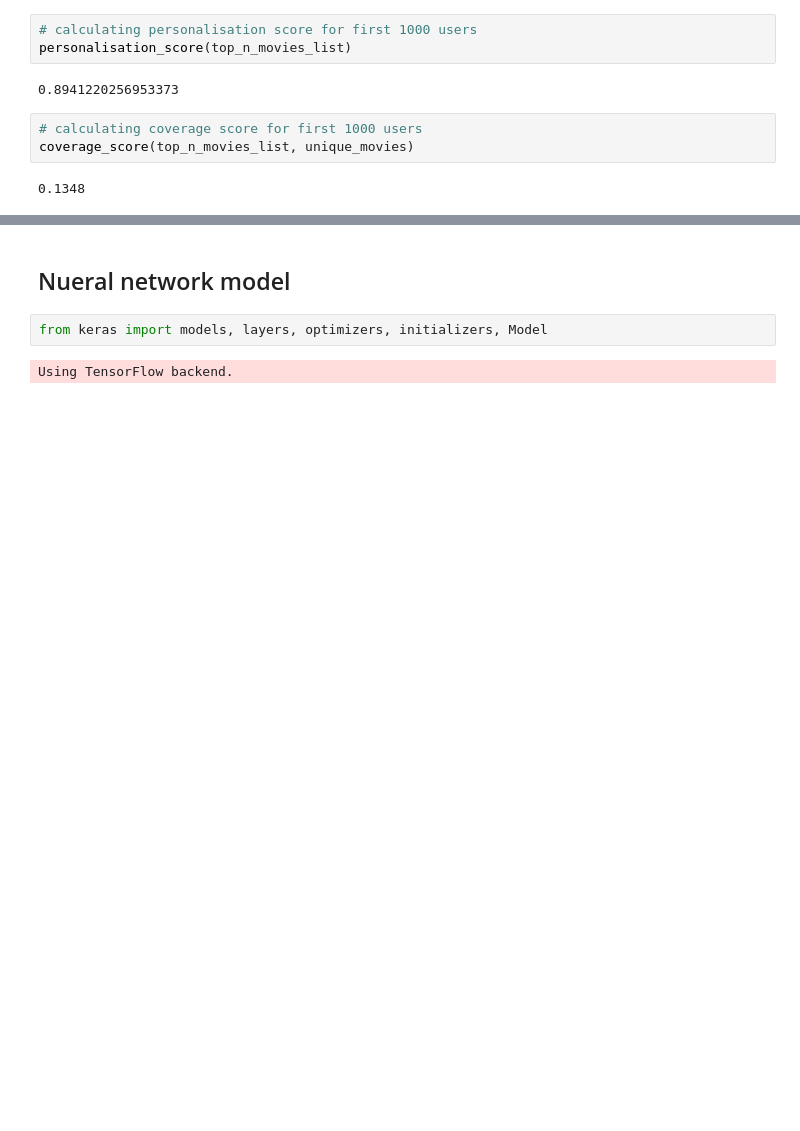
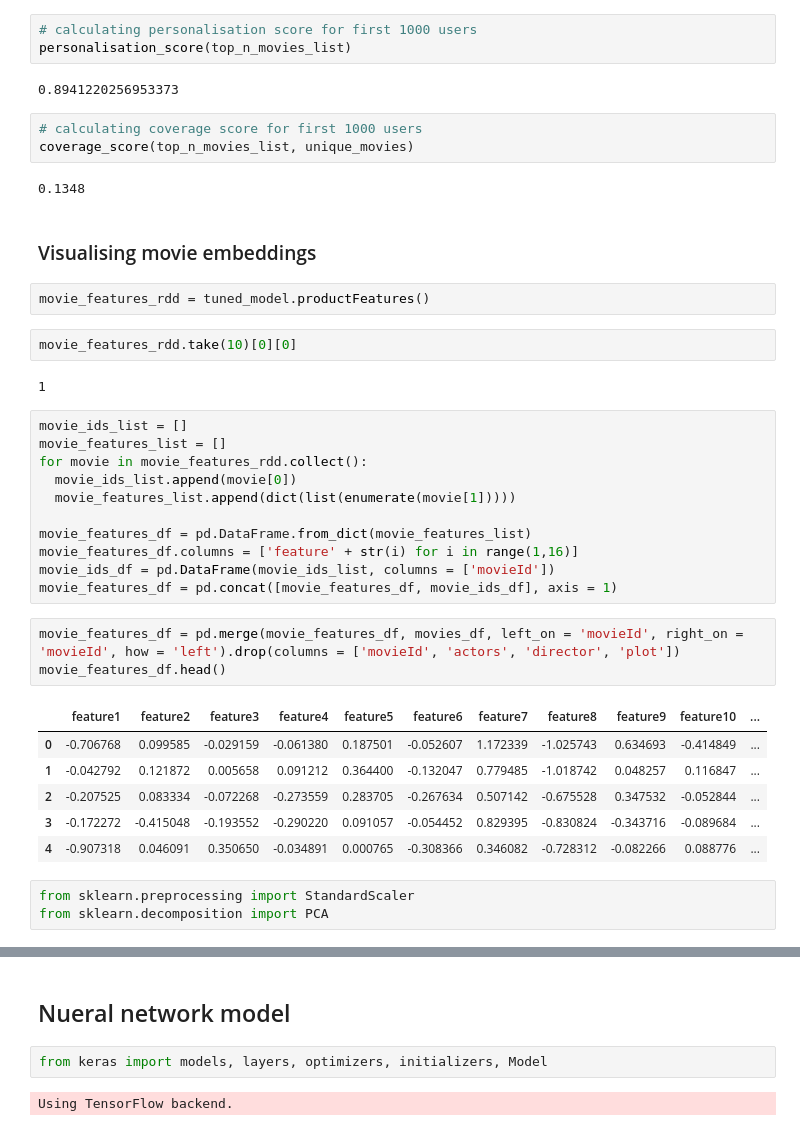
Before and after one commit to jackbustertann/Movie_recommendation_system, a Jupyter notebook: index.ipynb, the cells around one changed output, grey strips where cells are left out. Cells and saved outputs as stored; diff of their text form; blank space fills up the shorter version.

```diff
--- a/index.ipynb
+++ b/index.ipynb
@@ -479,3 +497,35 @@ personalisation_score(top_n_movies_list)
 coverage_score(top_n_movies_list, unique_movies)
 # %% [output]
 0.1348
+# %% [markdown]
+### Visualising movie embeddings
+# %%
+movie_features_rdd = tuned_model.productFeatures()
+# %%
+movie_features_rdd.take(10)[0][0]
+# %% [output]
+1
+# %%
+movie_ids_list = []
+movie_features_list = []
+for movie in movie_features_rdd.collect():
+  movie_ids_list.append(movie[0])
+  movie_features_list.append(dict(list(enumerate(movie[1]))))
+
+movie_features_df = pd.DataFrame.from_dict(movie_features_list)
+movie_features_df.columns = ['feature' + str(i) for i in range(1,16)]
+movie_ids_df = pd.DataFrame(movie_ids_list, columns = ['movieId'])
+movie_features_df = pd.concat([movie_features_df, movie_ids_df], axis = 1)
+# %%
+movie_features_df = pd.merge(movie_features_df, movies_df, left_on = 'movieId', right_on = 'movieId', how = 'left').drop(columns = ['movieId', 'actors', 'director', 'plot'])
+movie_features_df.head()
+# %% [output]
+|  | feature1 | feature2 | feature3 | feature4 | feature5 | feature6 | feature7 | feature8 | feature9 | feature10 | ... |
+| 0 | -0.706768 | 0.099585 | -0.029159 | -0.061380 | 0.187501 | -0.052607 | 1.172339 | -1.025743 | 0.634693 | -0.414849 | ... |
+| 1 | -0.042792 | 0.121872 | 0.005658 | 0.091212 | 0.364400 | -0.132047 | 0.779485 | -1.018742 | 0.048257 | 0.116847 | ... |
+| 2 | -0.207525 | 0.083334 | -0.072268 | -0.273559 | 0.283705 | -0.267634 | 0.507142 | -0.675528 | 0.347532 | -0.052844 | ... |
+| 3 | -0.172272 | -0.415048 | -0.193552 | -0.290220 | 0.091057 | -0.054452 | 0.829395 | -0.830824 | -0.343716 | -0.089684 | ... |
+| 4 | -0.907318 | 0.046091 | 0.350650 | -0.034891 | 0.000765 | -0.308366 | 0.346082 | -0.728312 | -0.082266 | 0.088776 | ... |
+# %%
+from sklearn.preprocessing import StandardScaler
+from sklearn.decomposition import PCA
```
Also changed, not shown: parts of 8 cells of this notebook.
